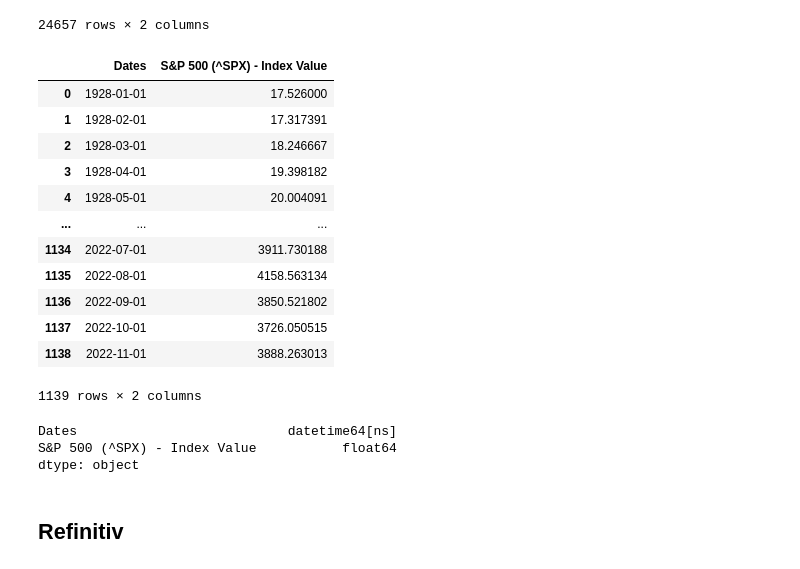
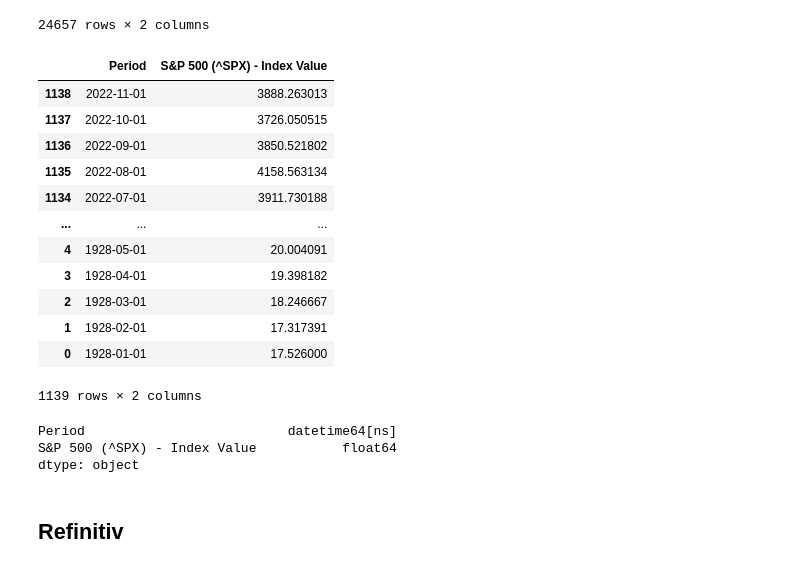
Before and after one commit to RaphHer/Project_Final_Ironhack, a Jupyter notebook: 2. Exploring the data .ipynb, the cells around one changed output. Drawn from its saved outputs; the diff is of its cells as text; code cells hidden in the pictures.

```diff
--- a/2. Exploring the data .ipynb
+++ b/2. Exploring the data .ipynb
@@ -264,59 +276,57 @@ df_SP500
 # %%
 # Get rid of NaN values
 df_SP500.dropna(inplace=True) # get rid of Nan Values
 
 # Rename the column with the right name
 df_SP500.rename(columns={'Unnamed: 0': 'Dates',
                             'Unnamed: 1': 'S&P 500 (^SPX) - Index Value'},
                               inplace=True, errors='raise')
-
 # drop the row with the column name
 df_SP500 = df_SP500.drop([df_SP500.index[0]])
 
 # Reset the index
 df_SP500.reset_index(drop=True, inplace=True)
-df_SP500
-
-# Transform the date
-#df_SP500["Dates"] = pd.to_datetime(df_SP500["Dates"])
 
 # Getting rid of the day and keep only year and month
 df_SP500['Dates'] = df_SP500['Dates'].apply(lambda x: x.strftime('%Y-%m'))
 
-# changing the data type of the date and index value to the correct ones
+# Doing the transformation so I am able to have a monthly average for the different months
 df_SP500["S&P 500 (^SPX) - Index Value"] =df_SP500["S&P 500 (^SPX) - Index Value"].astype(float)
 df_SP500['Dates'] = pd.to_datetime(df_SP500['Dates'])
-df_SP500.dtypes
-
-# taking the mean of the different
 df_SP500 = df_SP500.resample('M', on='Dates').mean()
 
 # inserating again the index
 df_SP500 = df_SP500.reset_index()
 
-# to keep only the month in the final version of the df
+# to keep only the month AT THE BEGINNING in the final version of the df
 df_SP500['Dates'] = df_SP500['Dates'].apply(lambda x: x.strftime('%Y-%m'))
 df_SP500['Dates'] = pd.to_datetime(df_SP500['Dates'])
 
+# to invert the order of the dataframe so I have everything in the same order
+df_SP500 = df_SP500.reindex(index=df_SP500.index[::-1])
+
+# rename a column
+df_SP500.rename(columns={'Dates': 'Period'}, inplace=True, errors='raise')
+
 df_SP500
 # %% [output]
-|  | Dates | S&P 500 (^SPX) - Index Value |
+|  | Period | S&P 500 (^SPX) - Index Value |
+| 1138 | 2022-11-01 | 3888.263013 |
+| 1137 | 2022-10-01 | 3726.050515 |
+| 1136 | 2022-09-01 | 3850.521802 |
+| 1135 | 2022-08-01 | 4158.563134 |
+| 1134 | 2022-07-01 | 3911.730188 |
+| ... | ... | ... |
+| 4 | 1928-05-01 | 20.004091 |
+| 3 | 1928-04-01 | 19.398182 |
+| 2 | 1928-03-01 | 18.246667 |
+| 1 | 1928-02-01 | 17.317391 |
 | 0 | 1928-01-01 | 17.526000 |
-| 1 | 1928-02-01 | 17.317391 |
-| 2 | 1928-03-01 | 18.246667 |
-| 3 | 1928-04-01 | 19.398182 |
-| 4 | 1928-05-01 | 20.004091 |
-| ... | ... | ... |
-| 1134 | 2022-07-01 | 3911.730188 |
-| 1135 | 2022-08-01 | 4158.563134 |
-| 1136 | 2022-09-01 | 3850.521802 |
-| 1137 | 2022-10-01 | 3726.050515 |
-| 1138 | 2022-11-01 | 3888.263013 |
 1139 rows × 2 columns
 # %%
 df_SP500.dtypes
 # %% [output]
-Dates                           datetime64[ns]
+Period                          datetime64[ns]
 S&P 500 (^SPX) - Index Value           float64
 dtype: object
 # %%
```
Also changed, not shown: parts of 20 cells of this notebook, 11 other files.
